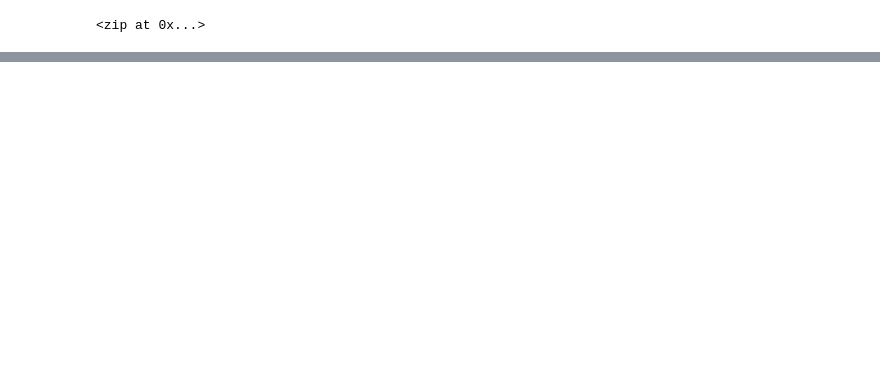
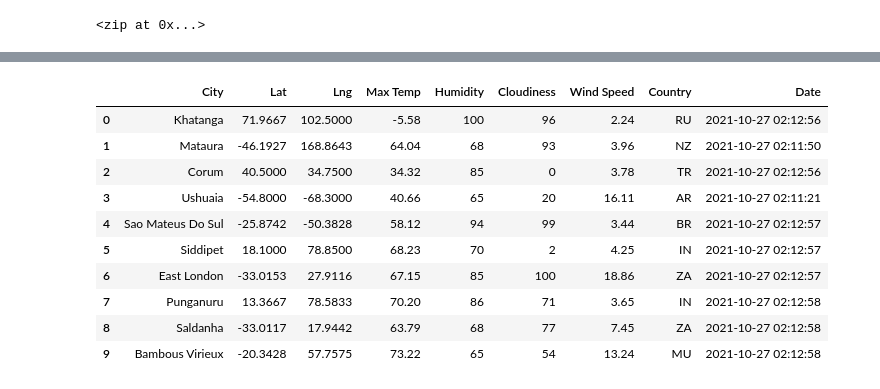
Before and after one commit to methelen/World_Weather_Analysis, a Jupyter notebook: WeatherPy.ipynb, the cells around one changed output, grey strips where cells are left out. Cells and saved outputs as stored; diff of their text form; code cells hidden in the pictures; blank space fills up the shorter version.

```diff
--- a/WeatherPy.ipynb
+++ b/WeatherPy.ipynb
@@ -33,0 +124,16 @@ len(cities)
+# %%
+# Convert the array of dictionaries to a Pandas DataFrame.
+city_data_df = pd.DataFrame(city_data)
+city_data_df.head(10)
+# %% [output]
+|  | City | Lat | Lng | Max Temp | Humidity | Cloudiness | Wind Speed | Country | Date |
+| 0 | Khatanga | 71.9667 | 102.5000 | -5.58 | 100 | 96 | 2.24 | RU | 2021-10-27 02:12:56 |
+| 1 | Mataura | -46.1927 | 168.8643 | 64.04 | 68 | 93 | 3.96 | NZ | 2021-10-27 02:11:50 |
+| 2 | Corum | 40.5000 | 34.7500 | 34.32 | 85 | 0 | 3.78 | TR | 2021-10-27 02:12:56 |
+| 3 | Ushuaia | -54.8000 | -68.3000 | 40.66 | 65 | 20 | 16.11 | AR | 2021-10-27 02:11:21 |
+| 4 | Sao Mateus Do Sul | -25.8742 | -50.3828 | 58.12 | 94 | 99 | 3.44 | BR | 2021-10-27 02:12:57 |
+| 5 | Siddipet | 18.1000 | 78.8500 | 68.23 | 70 | 2 | 4.25 | IN | 2021-10-27 02:12:57 |
+| 6 | East London | -33.0153 | 27.9116 | 67.15 | 85 | 100 | 18.86 | ZA | 2021-10-27 02:12:57 |
+| 7 | Punganuru | 13.3667 | 78.5833 | 70.20 | 86 | 71 | 3.65 | IN | 2021-10-27 02:12:58 |
+| 8 | Saldanha | -33.0117 | 17.9442 | 63.79 | 68 | 77 | 7.45 | ZA | 2021-10-27 02:12:58 |
+| 9 | Bambous Virieux | -20.3428 | 57.7575 | 73.22 | 65 | 54 | 13.24 | MU | 2021-10-27 02:12:58 |
```
Also changed, not shown: parts of 7 cells of this notebook, 4 other files.
